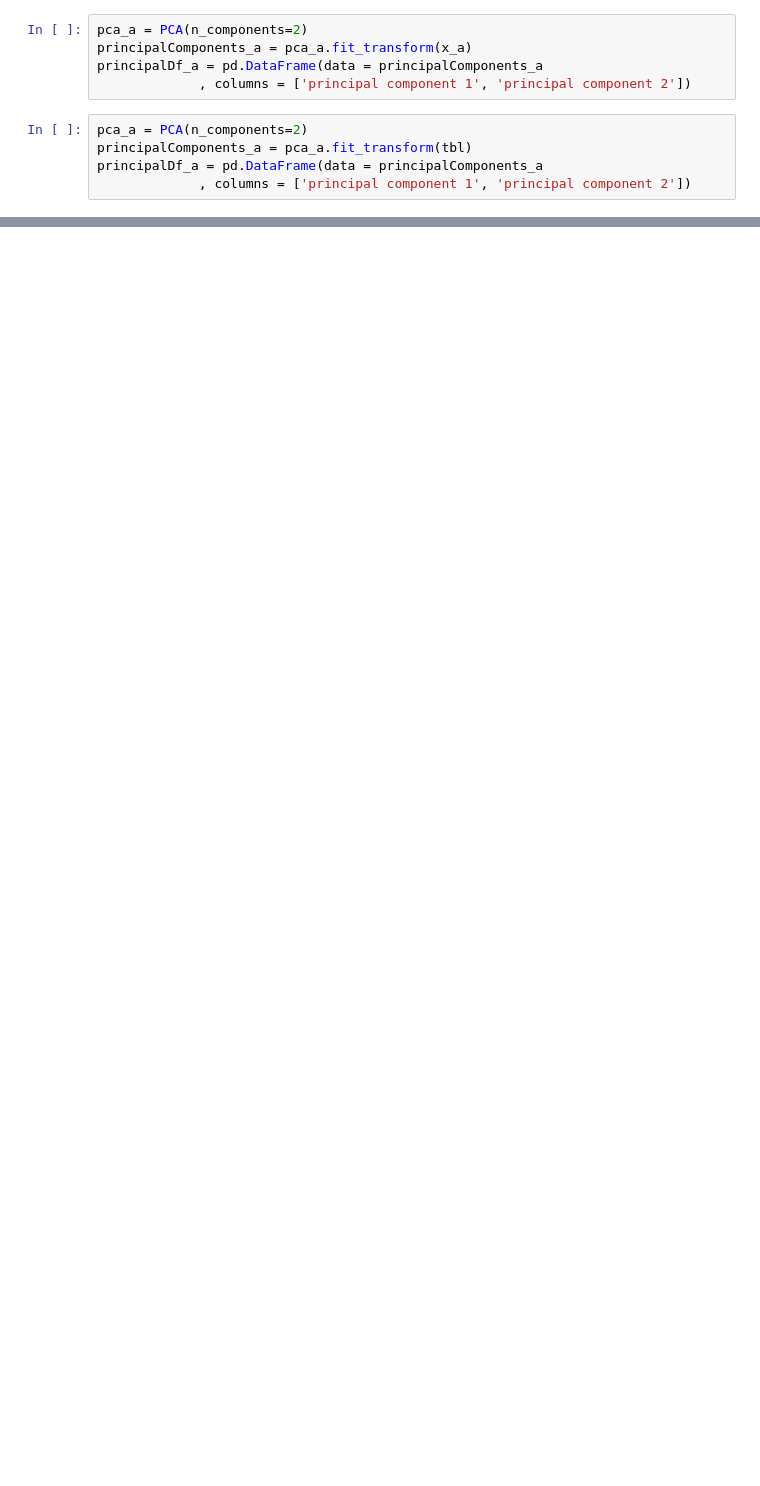
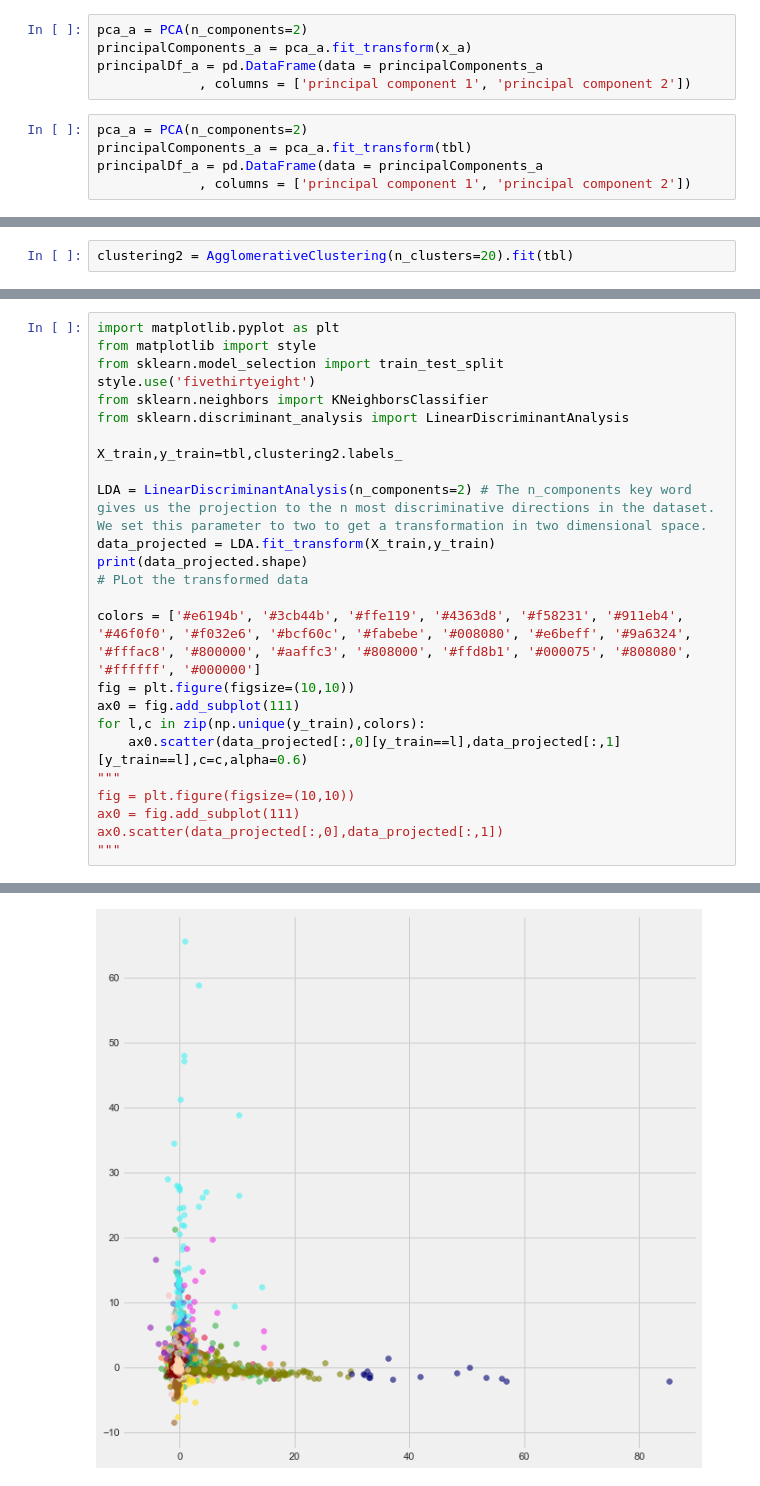
Before and after one commit to cvraut/Music_Econ, a Jupyter notebook: dataClustering/clustering.ipynb, the cells around one changed output, grey strips where cells are left out. Cells and saved outputs as stored; diff of their text form; blank space fills up the shorter version.

```diff
--- a/dataClustering/clustering.ipynb
+++ b/dataClustering/clustering.ipynb
@@ -224,0 +324,2 @@ Name: 10332, dtype: object
+# %%
+clustering2 = AgglomerativeClustering(n_clusters=20).fit(tbl)
@@ -224,0 +349,26 @@ Name: 10332, dtype: object
+# %%
+import matplotlib.pyplot as plt
+from matplotlib import style
+from sklearn.model_selection import train_test_split
+style.use('fivethirtyeight')
+from sklearn.neighbors import KNeighborsClassifier
+from sklearn.discriminant_analysis import LinearDiscriminantAnalysis
+
+X_train,y_train=tbl,clustering2.labels_
+
+LDA = LinearDiscriminantAnalysis(n_components=2) # The n_components key word gives us the projection to the n most discriminative directions in the dataset. We set this parameter to two to get a transformation in two dimensional space.
+data_projected = LDA.fit_transform(X_train,y_train)
+print(data_projected.shape)
+# PLot the transformed data
+
+colors = ['#e6194b', '#3cb44b', '#ffe119', '#4363d8', '#f58231', '#911eb4', '#46f0f0', '#f032e6', '#bcf60c', '#fabebe', '#008080', '#e6beff', '#9a6324', '#fffac8', '#800000', '#aaffc3', '#808000', '#ffd8b1', '#000075', '#808080', '#ffffff', '#000000']
+fig = plt.figure(figsize=(10,10))
+ax0 = fig.add_subplot(111)
+for l,c in zip(np.unique(y_train),colors):
+    ax0.scatter(data_projected[:,0][y_train==l],data_projected[:,1][y_train==l],c=c,alpha=0.6)
+"""
+fig = plt.figure(figsize=(10,10))
+ax0 = fig.add_subplot(111)
+ax0.scatter(data_projected[:,0],data_projected[:,1])
+"""
+# %% [output]
@@ -224,0 +377 @@ Name: 10332, dtype: object
+[figure, added]
```
Also changed, not shown: parts of 29 cells of this notebook.
